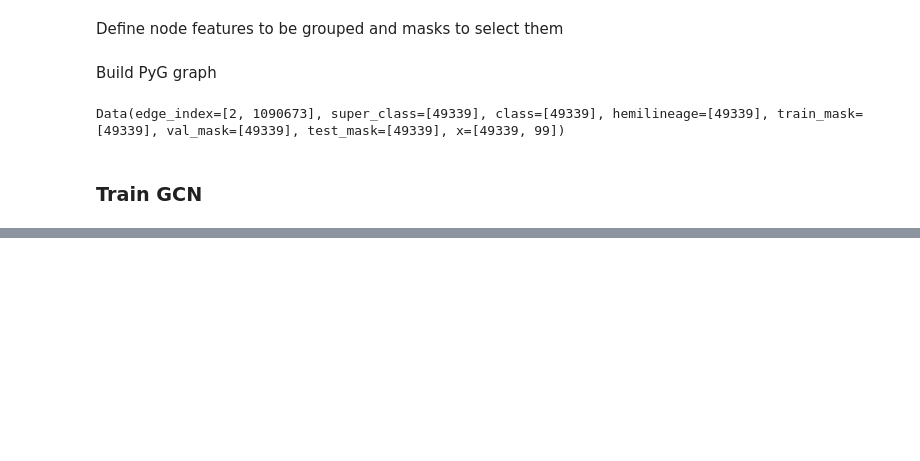
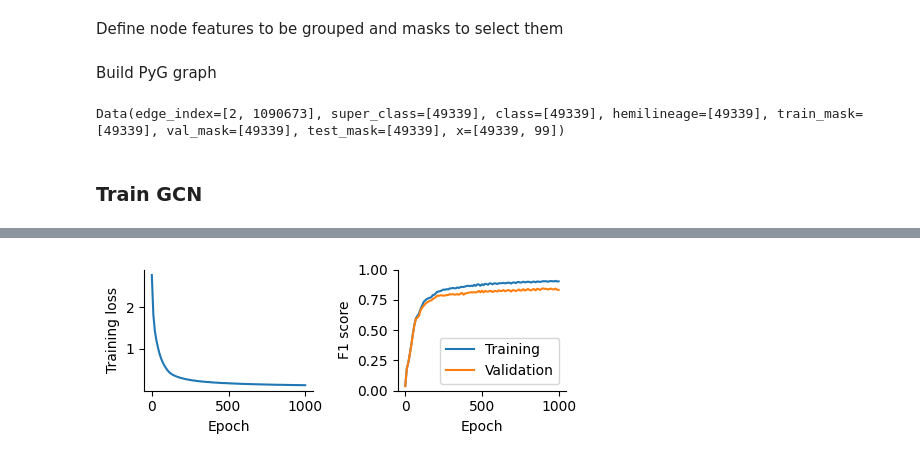
Before and after one commit to ernestoBocini/Drosophila-Brain-Wiring-Diagram-GAT, a Jupyter notebook: notebooks/20230607_exploration.ipynb, the cells around one changed output, grey strips where cells are left out. Drawn from its saved outputs; the diff is of its cells as text; code cells hidden in the pictures; blank space fills up the shorter version.

Commit message:
train GCN for all task variants

```diff
--- a/notebooks/20230607_exploration.ipynb
+++ b/notebooks/20230607_exploration.ipynb
@@ -22,10 +32,10 @@ from sklearn.neural_network import MLPClassifier
 ## Data loading and preprocessing
 Load data
 # %%
-node2vec_embedding = pd.read_pickle("../data/embeddings/node2vec_embedding.pkl")
-spectral_embedding = pd.read_pickle("../data/embeddings/spectral_embedding.pkl")
-node_info = pd.read_pickle("../data/preprocessed/node_info.pkl")
-edge_info = pd.read_pickle("../data/preprocessed/edge_info.pkl")
+node2vec_embedding = pd.read_pickle(data_dir / "embeddings/node2vec_embedding.pkl")
+spectral_embedding = pd.read_pickle(data_dir / "embeddings/spectral_embedding.pkl")
+node_info = pd.read_pickle(data_dir / "preprocessed/node_info.pkl")
+edge_info = pd.read_pickle(data_dir / "preprocessed/edge_info.pkl")
 # %%
 node2vec_embedding.head()
 # %% [output]
@@ -175,10 +185,16 @@ for pred_target in ["super_class", "class", "hemilineage"]:
         # Train and evaluate models
         models = {
             "lr": LogisticRegression(max_iter=1000, random_state=0),
-            "mlp": MLPClassifier(hidden_layer_sizes=[16, 16], max_iter=1000, random_state=0),
+            "mlp": MLPClassifier(
+                hidden_layer_sizes=[16, 16], max_iter=1000, random_state=0
+            ),
         }
         for model_name, model in models.items():
             model.fit(train_x, train_y)
+            with open(
+                models_dir / f"{model_name}_{pred_target}_{features_group}.pkl", "wb"
+            ) as f:
+                pickle.dump(model, f)
             val_pred = model.predict(val_x)
             acc = accuracy_score(val_y, val_pred)
             f1 = f1_score(val_y, val_pred, average='macro')
@@ -343,11 +361,24 @@ def get_scores(model, graph, mask, target_col):
     acc = accuracy_score(label, pred)
     f1 = f1_score(label, pred, average='macro')
     return acc, f1
+# %%
+def visualize_training_history(training_hist):
+    fig, axs = plt.subplots(1, 2, figsize=(5, 2), tight_layout=True)
+    axs[0].plot(training_hist["epoch"], training_hist["train_loss"])
+    axs[0].set_xlabel("Epoch")
+    axs[0].set_ylabel("Training loss")
+    axs[1].plot(training_hist["epoch"], training_hist["train_f1"], label="Training")
+    axs[1].plot(training_hist["epoch"], training_hist["val_f1"], label="Validation")
+    axs[1].set_xlabel("Epoch")
+    axs[1].set_ylabel("F1 score")
+    axs[1].set_ylim([0, 1])
+    axs[1].legend(loc="lower right")
+    sns.despine(fig=fig)
 # %%
 pred_target = "class"
-feature_group, features_mask = "node2vec", node2vec_mask
+features_group, features_mask = "node2vec", node2vec_mask
 
-device = torch.device('cuda' if torch.cuda.is_available() else 'cpu')
+device = torch.device("cuda" if torch.cuda.is_available() else "cpu")
 assert torch.cuda.is_available()
 
 gcn_model = MyGCN(
@@ -360,13 +391,16 @@ gcn_model = MyGCN(
 optimizer = optim.Adam(gcn_model.parameters(), lr=0.01)
 criterion = nn.CrossEntropyLoss()
 
-train(
+training_hist = train(
     gcn_model,
     pg_graph.to(device),
     optimizer,
     criterion,
-    5000 + 1,
+    1000 + 1,
     pred_target,
-    device
+    device,
+    verbose=True
 )
+
+visualize_training_history(training_hist)
 # %% [output]
@@ -389,0 +418 @@ Epoch 5000 | Train loss 0.0724 | Train acc 0.9737 | Train F1 0.9492 | Val acc 0.
+[figure, added]
```
Also changed, not shown: parts of 11 cells of this notebook, 2 other files.
